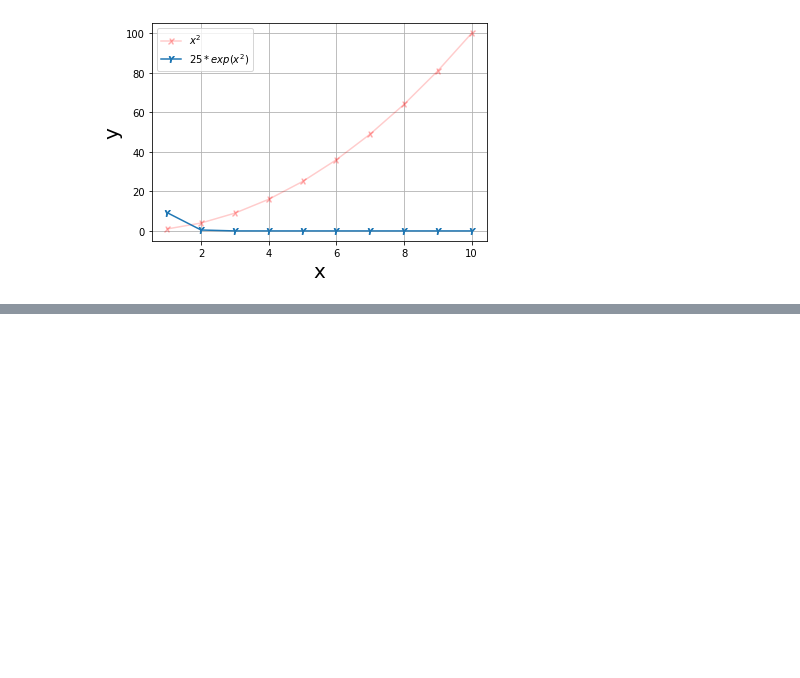
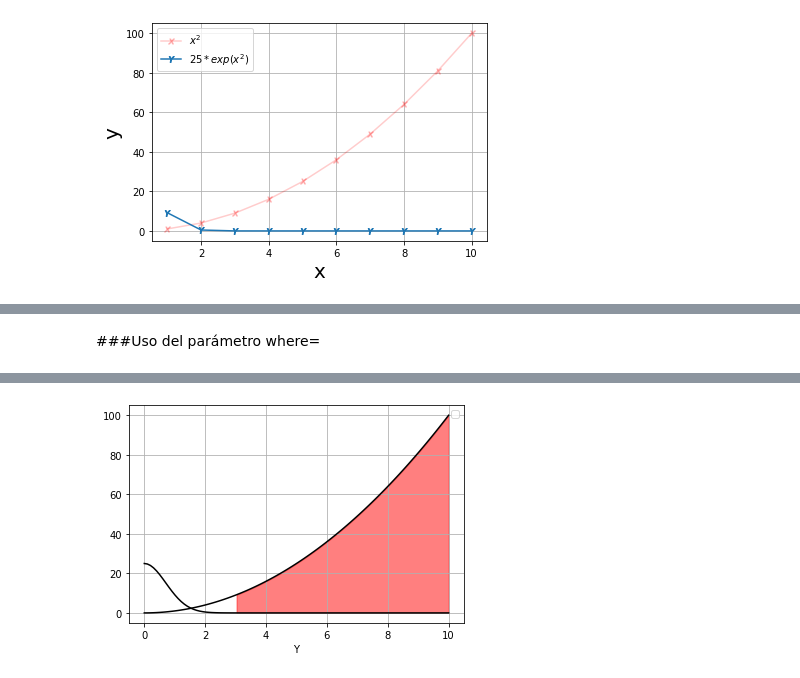
Before and after one commit to mamenaca/curso_python_esp_estadistica, a Jupyter notebook: unidad4.ipynb, the cells around one changed output, grey strips where cells are left out. Drawn from its saved outputs; the diff is of its cells as text; code cells hidden in the pictures; blank space fills up the shorter version.

```diff
--- a/unidad4.ipynb
+++ b/unidad4.ipynb
@@ -138,0 +161,24 @@ plt.show()
+# %% [markdown]
+###Uso del parámetro where=
+# %%
+x=np.linspace(0,10,100)
+y=x**2
+y1=25*np.exp(-x**2)
+filtro=x>3
+plt.figure()#creacion del lienzo
+
+#DEfinición de gráfica
+plt.fill_between(x,y,y1,color=(1,0,0), alpha=.5,where=filtro)
+plt.plot(x,y,color="k")
+plt.plot(x,y1,color="k")
+
+#parámetros adiciones
+plt.grid()
+
+plt.xlabel("X")
+plt.xlabel("Y")
+
+plt.legend(loc="best")
+
+plt.show()# Mostrar
+# %% [output]
@@ -138,0 +186 @@ plt.show()
+[figure, added]
```
Also changed, not shown: parts of 52 cells of this notebook.
